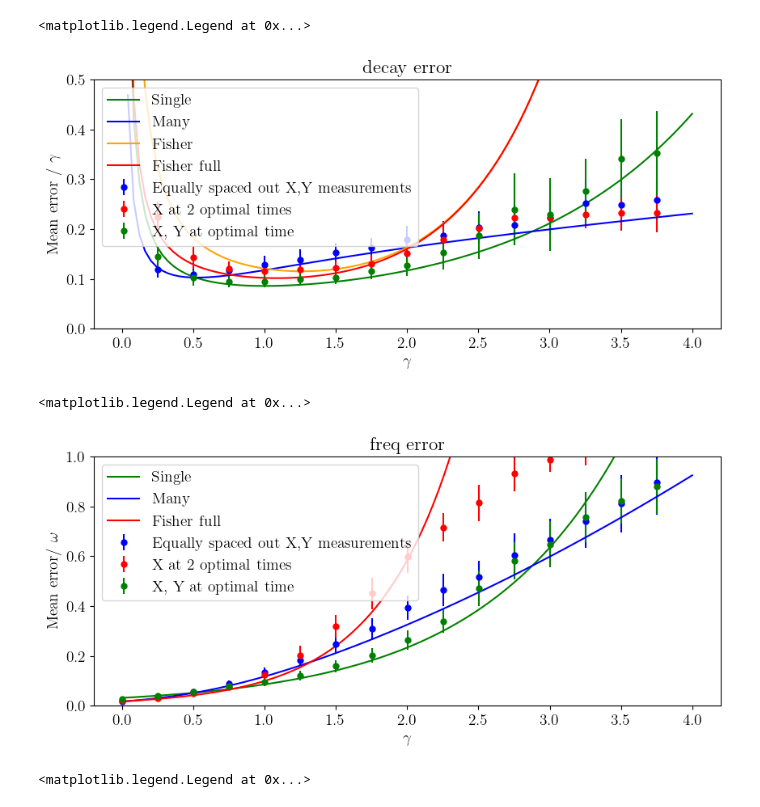
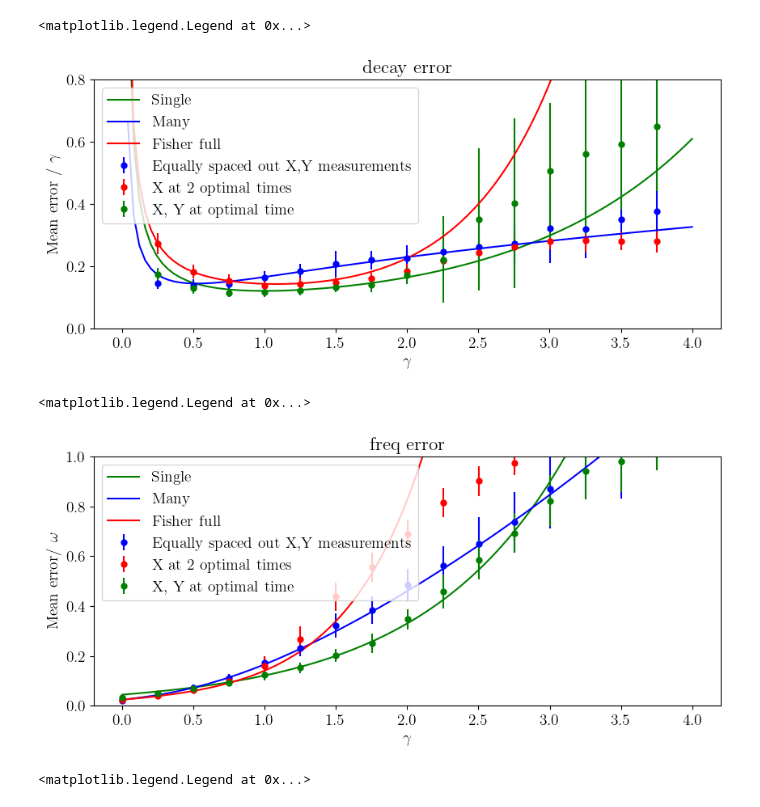
Before and after one commit to Davidkatom/Crosstalk, a Jupyter notebook: Paper/GraphForPaper.ipynb, the cells around one changed output. Cells and saved outputs as stored; diff of their text form; code cells hidden in the pictures.

```diff
--- a/Paper/GraphForPaper.ipynb
+++ b/Paper/GraphForPaper.ipynb
@@ -158,9 +158,9 @@ t = 1
 t_fisher = [0.4439410861020235, 1.784695781691183]
 T_many = np.linspace(0, t_max, samples)
 
-sigma_single = 1 / np.sqrt(N)
-sigma_many = 1 / np.sqrt(N / (samples))
-sigma_fisher = 1 / np.sqrt(N)
+sigma_single = 1 / np.sqrt(N/2)
+sigma_many = 1 / np.sqrt(N / (samples*2))
+sigma_fisher = 1 / np.sqrt(N/2)
 Gamma = np.linspace(0, 4, 100)
 
 error_single = []
@@ -170,37 +170,37 @@ error_fisher_full = []
 for g in Gamma:
     g =g
     error_single.append(rao_bound_complex([t], g, sigma_single/g))
     error_many.append(rao_bound_complex(T_many, g, sigma_many)/g)
     error_fisher.append(rao_bound_gausian(t_fisher, 1, g, sigma_fisher)[0]/g)
-    error_fisher_full.append(rao_bound(t_fisher, 1, g, [N, N])[0]/g)
+    error_fisher_full.append(rao_bound(t_fisher, 1, g, [N/2, N/2])[0]/g)
 
 plt.plot(Gamma, error_single, label='Single', color='green')
 plt.plot(Gamma, error_many, label='Many', color='blue')
-plt.plot(Gamma, error_fisher, label='Fisher', color = 'orange')
+# plt.plot(Gamma, error_fisher, label='Fisher', color = 'orange')
 plt.plot(Gamma, error_fisher_full, label='Fisher full', color = 'red')
 # plt.plot(T, ratio, label='Ratio single/many')
 # plt.plot(T, np.ones(samples), label='1')
 # plt.ylim([0,0.2])
 
 
 ###
 
 # plt.title(f'Shots={Decay} ')
 plt.title('decay error')
 
 plt.xlabel('$\gamma$')
 plt.ylabel('Mean error / $\gamma$')
 plt.grid()
 # plt.yscale('log')
 # plt.xscale('log')
 # plt.xlim([0, 2.52])
-plt.ylim([0,0.5])
+plt.ylim([0,0.8])
 plt.grid()
 
 plt.legend()
 # %% [output]
 <matplotlib.legend.Legend at 0x...>
-[figure, old version]
+[figure, new version]
 # %%
 import numpy as np
 import pandas as pd
@@ -254,9 +254,9 @@ t = 1
 t_fisher = [0.4439410861020235, 1.784695781691183]
 T_many = np.linspace(0, t_max, samples)
 
-sigma_single = 1 / np.sqrt(N)
-sigma_many = 1 / np.sqrt(N / samples)
-sigma_fisher = 1 / np.sqrt(N)
+sigma_single = 1 / np.sqrt(N/2)
+sigma_many = 1 / np.sqrt(N / (2*samples))
+sigma_fisher = 1 / np.sqrt(N/2)
 Gamma = np.linspace(0, 4, 100)
 
 error_single = []
@@ -267,7 +267,7 @@ for g in Gamma:
     error_single.append(rao_bound_complex([t], g, sigma_single))
     error_many.append(rao_bound_complex(T_many, g, sigma_many))
     error_fisher.append(rao_bound_gausian(t_fisher, 1, g, sigma_fisher)[1])
-    error_fisher_full.append(rao_bound(t_fisher, 1, g, [N, N])[1])
+    error_fisher_full.append(rao_bound(t_fisher, 1, g, [N/2, N/2])[1])
 
 plt.plot(Gamma, error_single, label='Single', color='green')
 plt.plot(Gamma, error_many, label='Many', color='blue')
@@ -292,7 +292,7 @@ plt.grid()
 plt.legend()
 # %% [output]
 <matplotlib.legend.Legend at 0x...>
-[figure, old version]
+[figure, new version]
 # %%
 import numpy as np
 import pandas as pd
```
Also changed, not shown: 2 other files.
